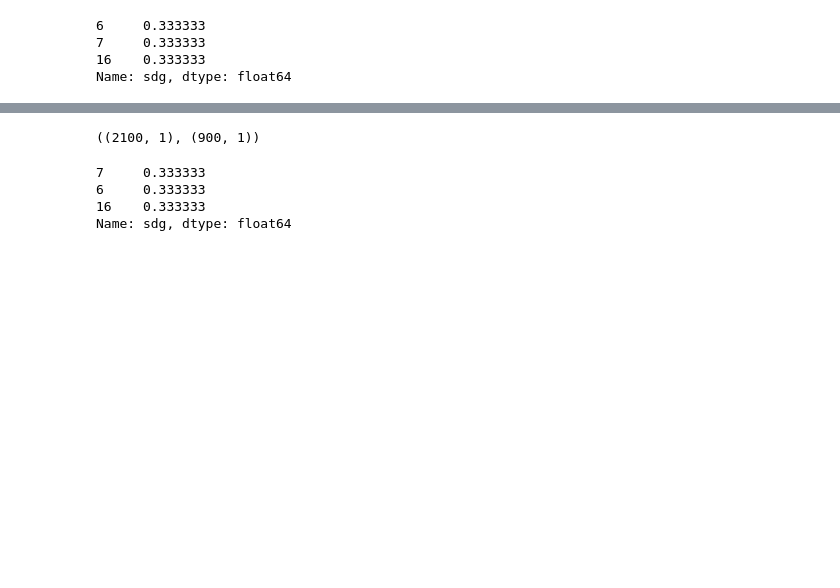
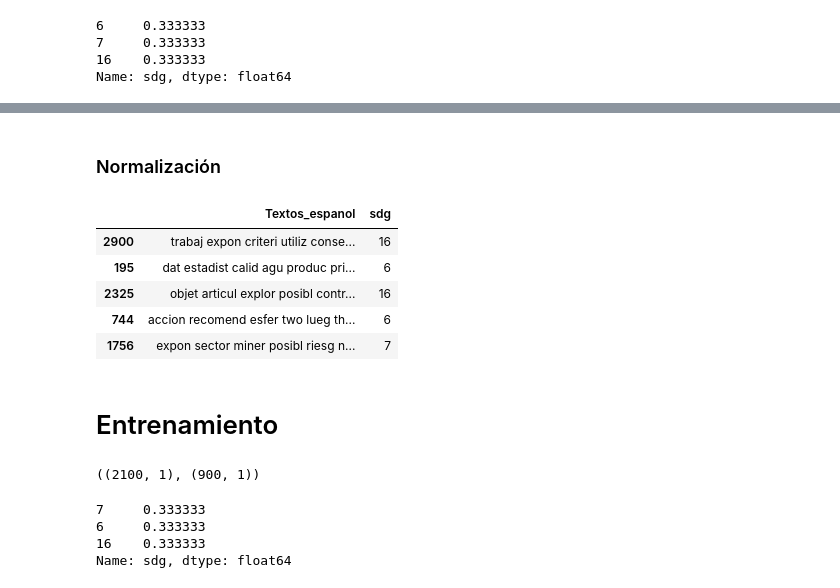
Before and after one commit to german-moreno283/Proyecto-BI, a Jupyter notebook: notebooks/Analisis-textos.ipynb, the cells around one changed output, grey strips where cells are left out. Drawn from its saved outputs; the diff is of its cells as text; code cells hidden in the pictures; blank space fills up the shorter version.

```diff
--- a/notebooks/Analisis-textos.ipynb
+++ b/notebooks/Analisis-textos.ipynb
@@ -93,3 +169,34 @@ ods_df["Textos_espanol"] = ods_df["Textos_espanol"].astype(str)
+# %% [markdown]
+### Normalización
+# %%
+def stem_words(words):
+    """Stem words in list of tokenized words"""
+    stemmer = nltk.stem.SnowballStemmer('spanish')
+    stems = [stemmer.stem(word) for word in words]
+    return stems
+
+def lemmatize_verbs(words):
+    """Lemmatize verbs in list of tokenized words"""
+    lemmatizer = nltk.stem.WordNetLemmatizer()
+    lemmas = [lemmatizer.lemmatize(word, pos='v') for word in words]
+    return lemmas
+
+def stem_and_lemmatize(words):
+    stems = stem_words(words)
+    lemmas = lemmatize_verbs(words)
+    return stems + lemmas
+
+ods_df["Textos_espanol"] = ods_df["Textos_espanol"].apply(word_tokenize).apply(stem_and_lemmatize).apply(" ".join)
+ods_df.sample(5)
+# %% [output]
+|  | Textos_espanol | sdg |
+| 2900 | trabaj expon criteri utiliz conse... | 16 |
+| 195 | dat estadist calid agu produc pri... | 6 |
+| 2325 | objet articul explor posibl contr... | 16 |
+| 744 | accion recomend esfer two lueg th... | 6 |
+| 1756 | expon sector miner posibl riesg n... | 7 |
+# %% [markdown]
+# Entrenamiento
 # %%
 # The param 'stratify' is useful to guarantee label proportions on train and test sets
 X_train, X_test, y_train, y_test = train_test_split(ods_df[["Textos_espanol"]], ods_df["sdg"], test_size=0.3, stratify=ods_df["sdg"], random_state=1)
```
Also changed, not shown: parts of 24 cells of this notebook, 1 other file.
